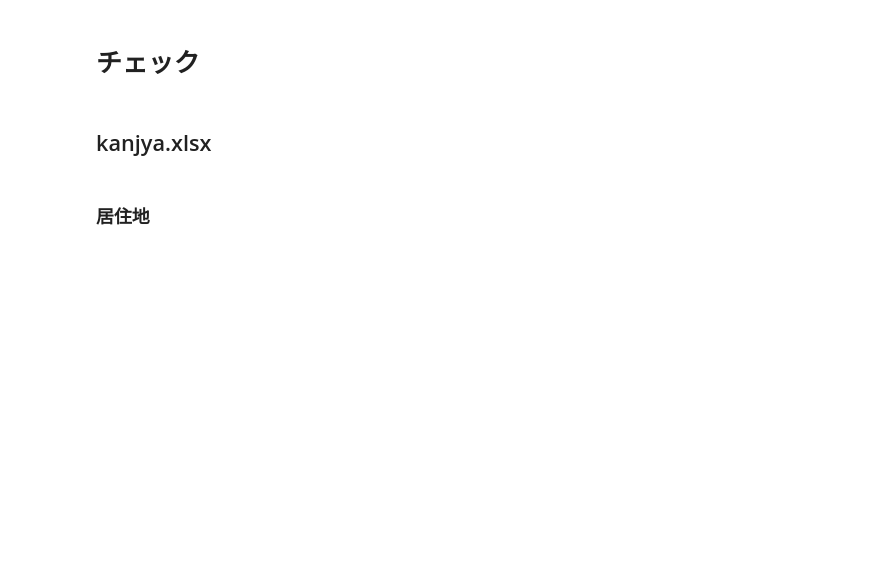
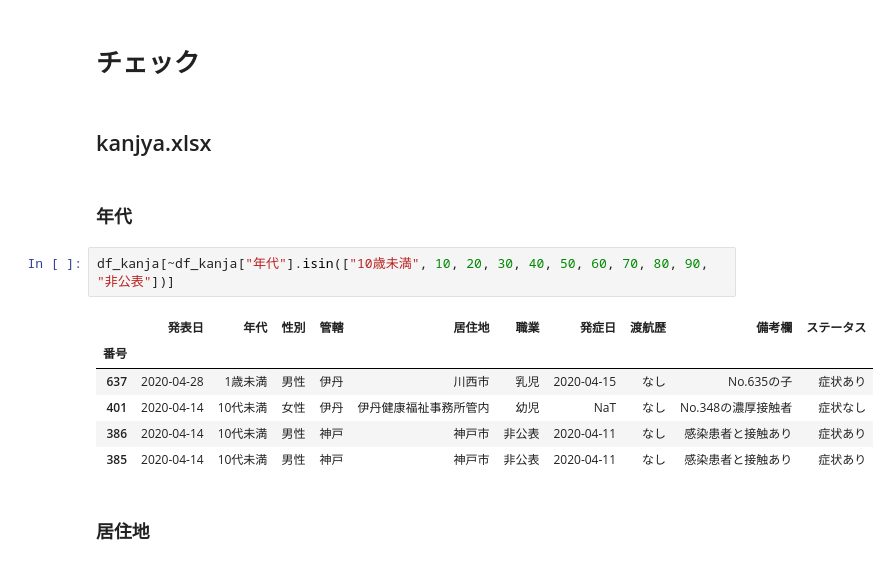
Before and after one commit to imabari/covid19-data, a Jupyter notebook: hyougo/hyougo_yousei_check.ipynb, the cells around one changed output. Saved outputs shown, nothing was run; the diff lists cells and outputs as text; blank space fills up the shorter version.

```diff
--- a/hyougo/hyougo_yousei_check.ipynb
+++ b/hyougo/hyougo_yousei_check.ipynb
@@ -407,6 +442,17 @@ df.to_csv("all.tsv", sep="\t")
 # チェック
 # %% [markdown]
 ## kanjya.xlsx
+# %% [markdown]
+### 年代
+# %%
+df_kanja[~df_kanja["年代"].isin(["10歳未満", 10, 20, 30, 40, 50, 60, 70, 80, 90, "非公表"])]
+# %% [output]
+|  | 発表日 | 年代 | 性別 | 管轄 | 居住地 | 職業 | 発症日 | 渡航歴 | 備考欄 | ステータス |
+| 番号 |  |  |  |  |  |  |  |  |  |  |
+| 637 | 2020-04-28 | 1歳未満 | 男性 | 伊丹 | 川西市 | 乳児 | 2020-04-15 | なし | No.635の子 | 症状あり |
+| 401 | 2020-04-14 | 10代未満 | 女性 | 伊丹 | 伊丹健康福祉事務所管内 | 幼児 | NaT | なし | No.348の濃厚接触者 | 症状なし |
+| 386 | 2020-04-14 | 10代未満 | 男性 | 神戸 | 神戸市 | 非公表 | 2020-04-11 | なし | 感染患者と接触あり | 症状あり |
+| 385 | 2020-04-14 | 10代未満 | 男性 | 神戸 | 神戸市 | 非公表 | 2020-04-11 | なし | 感染患者と接触あり | 症状あり |
 # %% [markdown]
 ### 居住地
 # %%
```
Also changed, not shown: parts of 25 cells of this notebook.
